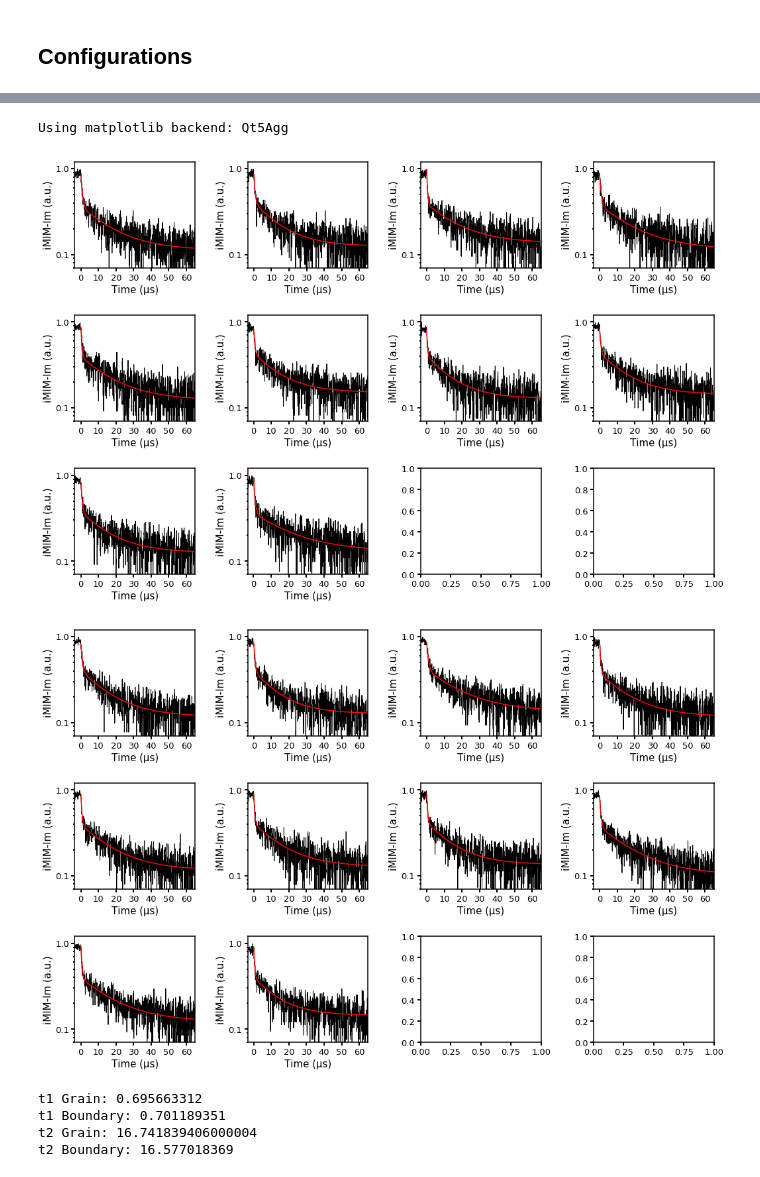
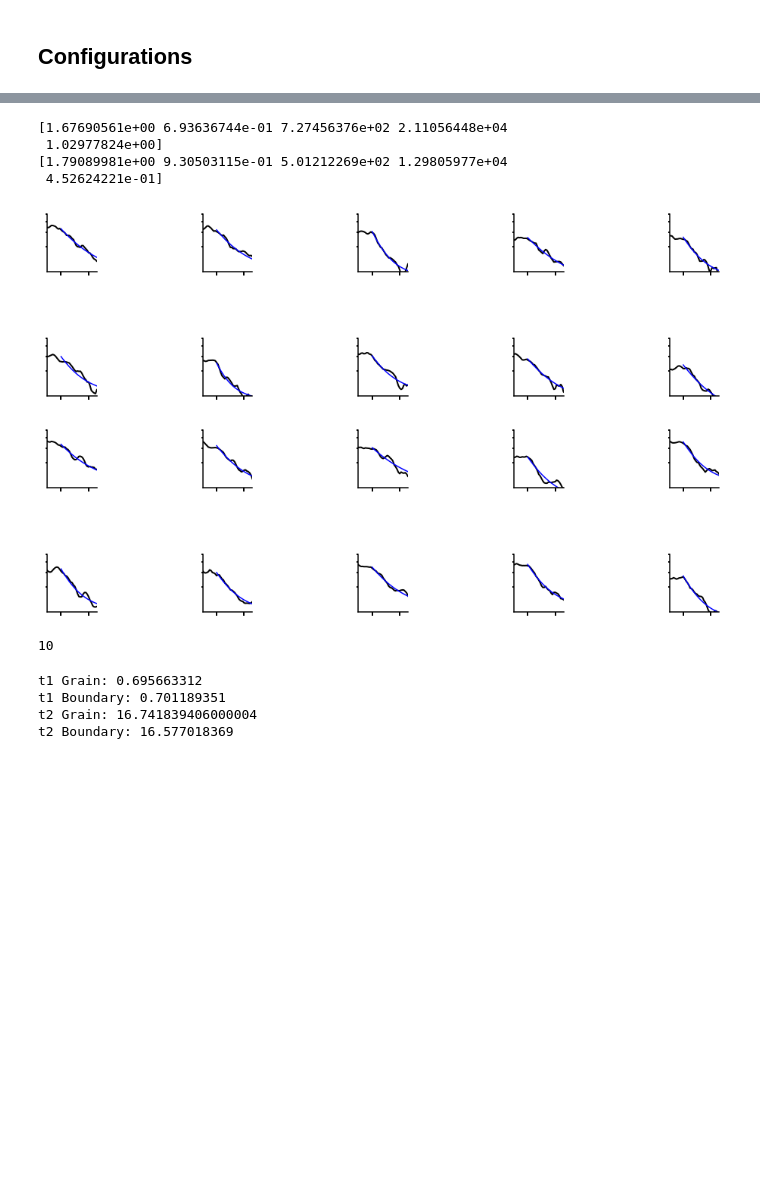
Before and after one commit to xuejianma/LabTools, a Jupyter notebook: lifeTimeProcesses.ipynb, the cells around one changed output, grey strips where cells are left out. Drawn from its saved outputs; the diff is of its cells as text; code cells hidden in the pictures; blank space fills up the shorter version.

```diff
--- a/lifeTimeProcesses.ipynb
+++ b/lifeTimeProcesses.ipynb
@@ -265,7 +275,5 @@ True
 # %%
-%matplotlib auto
-
-
+# %matplotlib auto
 
 SMALL_SIZE = 8
 MEDIUM_SIZE = 13
@@ -293,38 +301,52 @@ G_root = B_root
 B_files = ["2020-01-29_7kHz_result_0.0028_446nm_KaiZhu_Provskite1_Im_5usx14ns_average30times_B1_transposed.csv",
           "2020-01-29_7kHz_result_0.0028_446nm_KaiZhu_Provskite1_Im_5usx14ns_average30times_B2_transposed.csv",
           "2020-01-29_7kHz_result_0.0028_446nm_KaiZhu_Provskite1_Im_5usx14ns_average30times_B3_transposed.csv",
           "2020-01-29_7kHz_result_0.0028_446nm_KaiZhu_Provskite1_Im_5usx14ns_average30times_B4_transposed.csv",
           "2020-01-29_7kHz_result_0.0028_446nm_KaiZhu_Provskite1_Im_5usx14ns_average30times_B5_transposed.csv",
           "2020-01-29_7kHz_result_0.0028_446nm_KaiZhu_Provskite1_Im_5usx14ns_average30times_B6_transposed.csv",
           "2020-01-29_7kHz_result_0.0028_446nm_KaiZhu_Provskite1_Im_5usx14ns_average30times_B7_transposed.csv",
           "2020-01-29_7kHz_result_0.0028_446nm_KaiZhu_Provskite1_Im_5usx14ns_average30times_B8_transposed.csv",
           "2020-01-30_7kHz_result_0.0028_446nm_KaiZhu_Provskite1_Im_5usx14ns_average30times_B9_transposed.csv",
           "2020-01-30_7kHz_result_0.0028_446nm_KaiZhu_Provskite1_Im_5usx14ns_average30times_B10_transposed.csv"]
 G_files = ["2020-01-29_7kHz_result_0.0028_446nm_KaiZhu_Provskite1_Im_5usx14ns_average30times_G1_again_transposed.csv",
           "2020-01-29_7kHz_result_0.0028_446nm_KaiZhu_Provskite1_Im_5usx14ns_average30times_G2_transposed.csv",
           "2020-01-29_7kHz_result_0.0028_446nm_KaiZhu_Provskite1_Im_5usx14ns_average30times_G3_transposed.csv",
           "2020-01-29_7kHz_result_0.0028_446nm_KaiZhu_Provskite1_Im_5usx14ns_average30times_G4_transposed.csv",
           "2020-01-29_7kHz_result_0.0028_446nm_KaiZhu_Provskite1_Im_5usx14ns_average30times_G5_transposed.csv",
           "2020-01-29_7kHz_result_0.0028_446nm_KaiZhu_Provskite1_Im_5usx14ns_average30times_G6_transposed.csv",
           "2020-01-29_7kHz_result_0.0028_446nm_KaiZhu_Provskite1_Im_5usx14ns_average30times_G7_transposed.csv",
           "2020-01-29_7kHz_result_0.0028_446nm_KaiZhu_Provskite1_Im_5usx14ns_average30times_G8_transposed.csv",
           "2020-01-29_7kHz_result_0.0028_446nm_KaiZhu_Provskite1_Im_5usx14ns_average30times_G9_transposed.csv",
           "2020-01-30_7kHz_result_0.0028_446nm_KaiZhu_Provskite1_Im_5usx14ns_average30times_G10_transposed.csv"]
 
 data_Blist = [pd.read_csv(B_root+file,header=None)[0].values for file in B_files]
 data_Glist = [pd.read_csv(G_root+file,header=None)[0].values for file in G_files]
 normalized_Blist = [normalize(item) for item in data_Blist]
 normalized_Glist = [normalize(item) for item in data_Glist]
 
 #minor_shift = [0,0,0,0,0,1,0,0,0,1]
 minor_shift = [0,0,0,1,0,1,0,0,0,3]
 
-fast_Glist,slow_Glist = plotBigGraphs('G',normalized_Glist,minor_shift)
-fast_Blist,slow_Blist = plotBigGraphs('B',normalized_Blist,minor_shift)
+# fast_Glist,slow_Glist = plotBigGraphs('G',normalized_Glist,minor_shift)
+# fast_Blist,slow_Blist = plotBigGraphs('B',normalized_Blist,minor_shift)
+
+data_Glist=np.asarray([data_avefilter(item,num=2) for item in data_Glist])
+data_Blist=np.asarray([data_avefilter(item,num=2) for item in data_Blist])
+
+fast_Glist,slow_Glist = plotBigGraphs('G',data_Glist,minor_shift,offsetdiv=1.,figsize=(15,6),pad=7,xrange=(-0.5,1.3),linewidth_data=2,linewidth_fit=1.5,yrange=(1,5),w_pad=10,h_pad=6)
+fast_Blist,slow_Blist = plotBigGraphs('B',data_Blist,minor_shift,offsetdiv=1.,figsize=(15,6),pad=7,xrange=(-0.5,1.3),linewidth_data=2,linewidth_fit=1.5,yrange=(1,5),w_pad=10,h_pad=6)
+plt.show()
 # %% [output]
-Using matplotlib backend: Qt5Agg
+[1.67690561e+00 6.93636744e-01 7.27456376e+02 2.11056448e+04
+ 1.02977824e+00]
+[1.79089981e+00 9.30503115e-01 5.01212269e+02 1.29805977e+04
+ 4.52624221e-01]
-[figure, old version]
+[figure, new version]
-[figure, old version]
+[figure, new version]
+# %%
+len(data_Glist)
+# %% [output]
+10
 # %%
 import numpy as np
 import matplotlib.pyplot as plt
```
Also changed, not shown: parts of 3 cells of this notebook, 2 other files.
